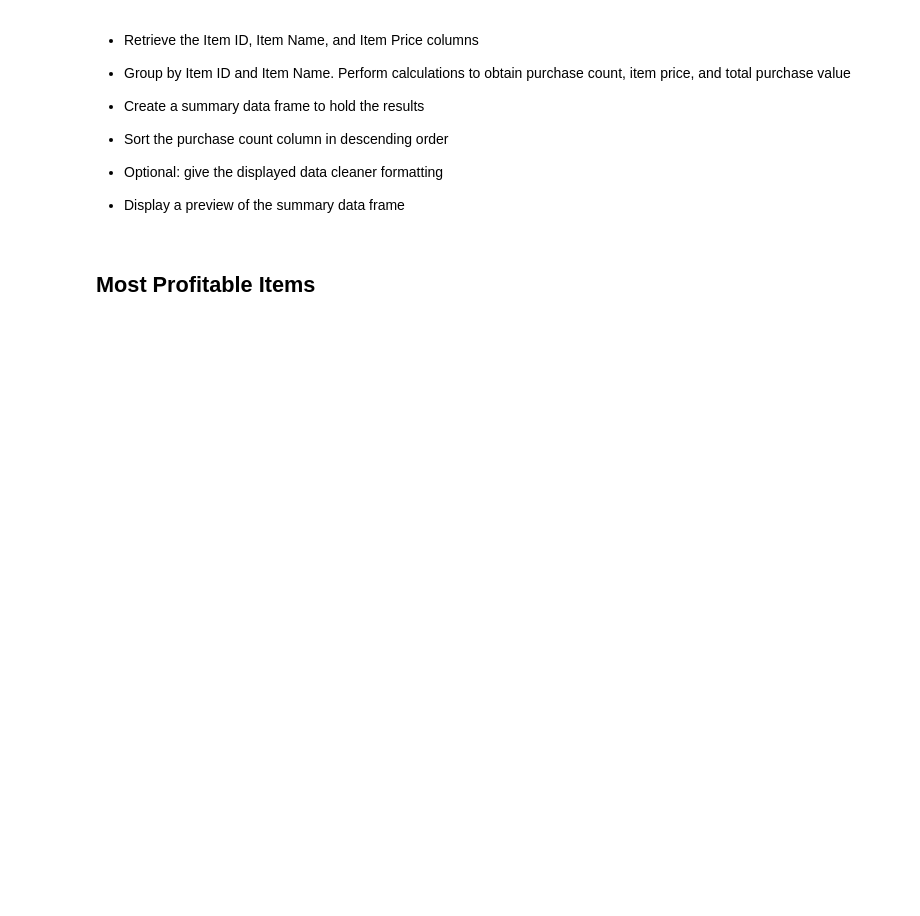
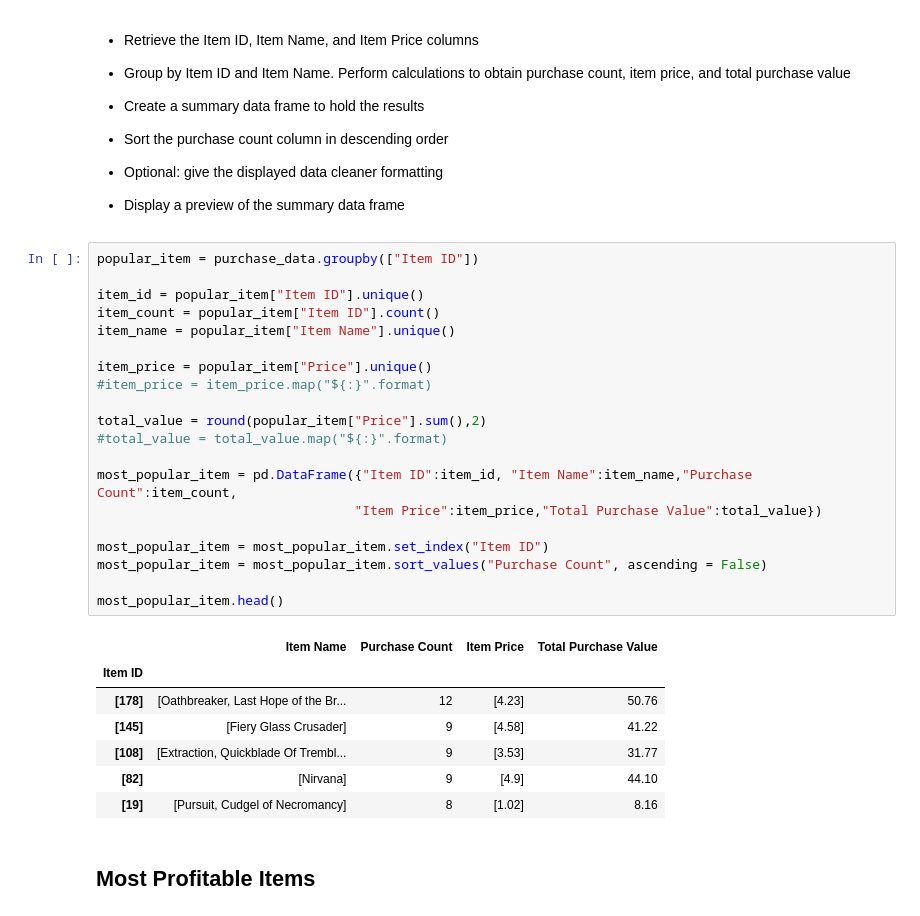
Before and after one commit to aaronzhou926/pandas, a Jupyter notebook: HeroesOfPymoli/HeroesOfPymoli_starter.ipynb, the cells around one changed output. Cells and saved outputs as stored; diff of their text form; blank space fills up the shorter version.

Commit message:
last update

```diff
--- a/HeroesOfPymoli/HeroesOfPymoli_starter.ipynb
+++ b/HeroesOfPymoli/HeroesOfPymoli_starter.ipynb
@@ -387,6 +416,34 @@ purchase_analysis
 
 
 * Display a preview of the summary data frame
+# %%
+popular_item = purchase_data.groupby(["Item ID"])
+
+item_id = popular_item["Item ID"].unique()
+item_count = popular_item["Item ID"].count()
+item_name = popular_item["Item Name"].unique()
+
+item_price = popular_item["Price"].unique()
+#item_price = item_price.map("${:}".format)
+
+total_value = round(popular_item["Price"].sum(),2)
+#total_value = total_value.map("${:}".format)
+
+most_popular_item = pd.DataFrame({"Item ID":item_id, "Item Name":item_name,"Purchase Count":item_count,
+                                 "Item Price":item_price,"Total Purchase Value":total_value})
+
+most_popular_item = most_popular_item.set_index("Item ID")
+most_popular_item = most_popular_item.sort_values("Purchase Count", ascending = False)
+
+most_popular_item.head()
+# %% [output]
+|  | Item Name | Purchase Count | Item Price | Total Purchase Value |
+| Item ID |  |  |  |  |
+| [178] | [Oathbreaker, Last Hope of the Br... | 12 | [4.23] | 50.76 |
+| [145] | [Fiery Glass Crusader] | 9 | [4.58] | 41.22 |
+| [108] | [Extraction, Quickblade Of Trembl... | 9 | [3.53] | 31.77 |
+| [82] | [Nirvana] | 9 | [4.9] | 44.10 |
+| [19] | [Pursuit, Cudgel of Necromancy] | 8 | [1.02] | 8.16 |
 # %% [markdown]
 ## Most Profitable Items
 # %% [markdown]
```
Also changed, not shown: parts of 4 cells of this notebook.
